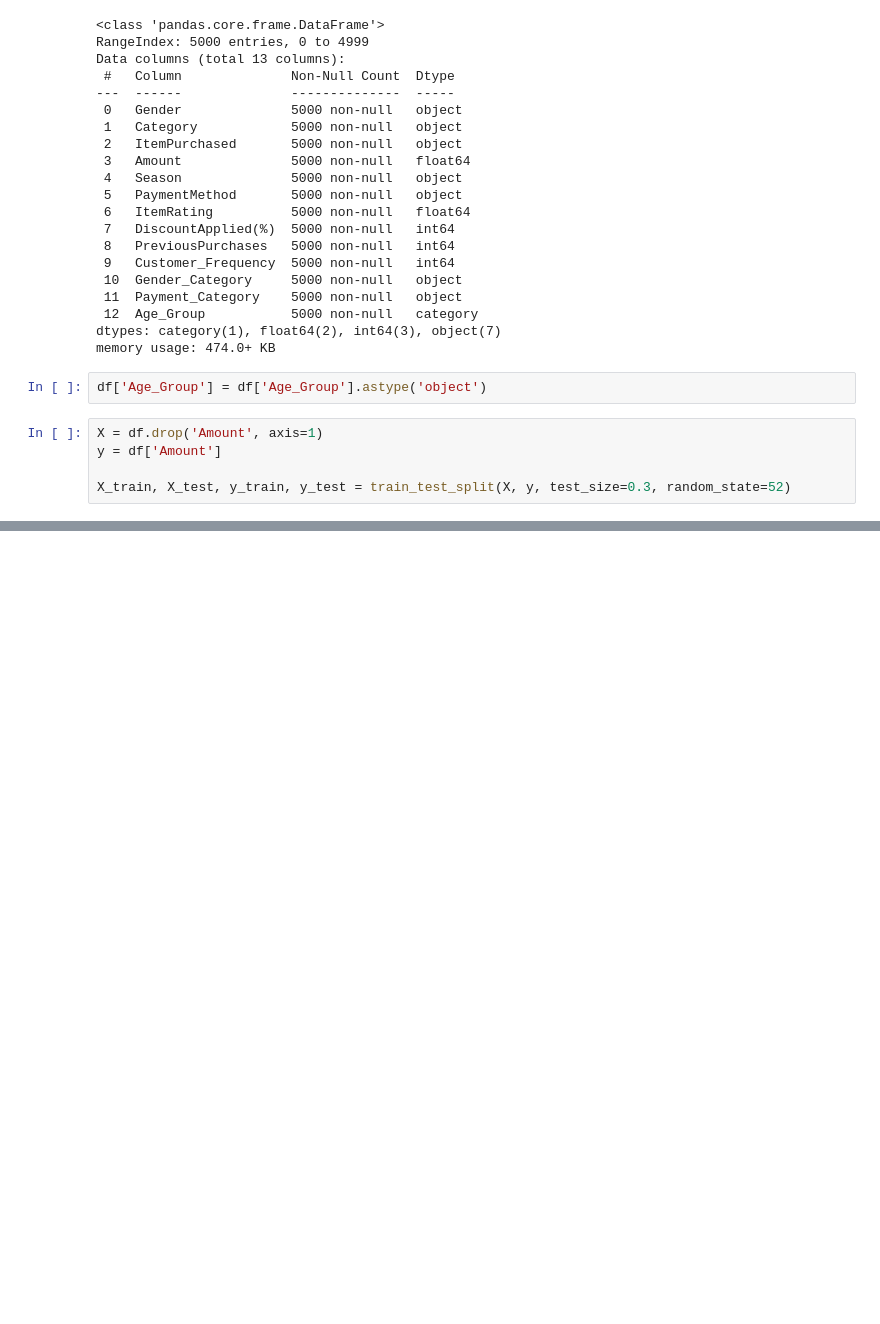
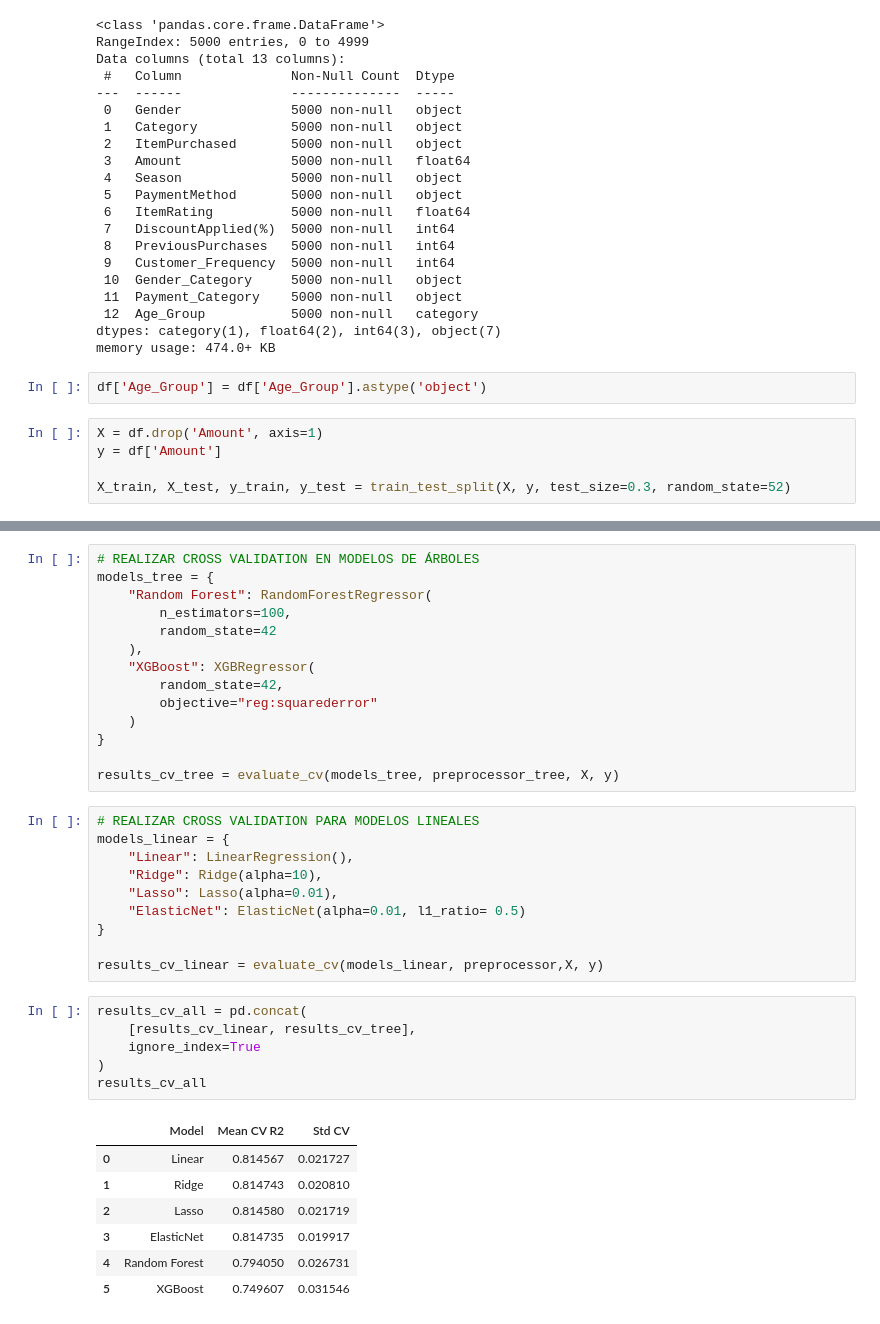
Before and after one commit to carmele9/Retail_Store_Sales_Prediction, a Jupyter notebook: notebooks/amount_prediction.ipynb, the cells around one changed output, grey strips where cells are left out. Saved outputs shown, nothing was run; the diff lists cells and outputs as text; blank space fills up the shorter version.

```diff
--- a/notebooks/amount_prediction.ipynb
+++ b/notebooks/amount_prediction.ipynb
@@ -229,0 +456,38 @@ cv_results
+# %%
+# REALIZAR CROSS VALIDATION EN MODELOS DE ÁRBOLES
+models_tree = {
+    "Random Forest": RandomForestRegressor(
+        n_estimators=100,
+        random_state=42
+    ),
+    "XGBoost": XGBRegressor(
+        random_state=42,
+        objective="reg:squarederror"
+    )
+}
+
+results_cv_tree = evaluate_cv(models_tree, preprocessor_tree, X, y)
+# %%
+# REALIZAR CROSS VALIDATION PARA MODELOS LINEALES
+models_linear = {
+    "Linear": LinearRegression(),
+    "Ridge": Ridge(alpha=10),
+    "Lasso": Lasso(alpha=0.01),
+    "ElasticNet": ElasticNet(alpha=0.01, l1_ratio= 0.5)
+}
+
+results_cv_linear = evaluate_cv(models_linear, preprocessor,X, y)
+# %%
+results_cv_all = pd.concat(
+    [results_cv_linear, results_cv_tree],
+    ignore_index=True
+)
+results_cv_all
+# %% [output]
+|  | Model | Mean CV R2 | Std CV |
+| 0 | Linear | 0.814567 | 0.021727 |
+| 1 | Ridge | 0.814743 | 0.020810 |
+| 2 | Lasso | 0.814580 | 0.021719 |
+| 3 | ElasticNet | 0.814735 | 0.019917 |
+| 4 | Random Forest | 0.794050 | 0.026731 |
+| 5 | XGBoost | 0.749607 | 0.031546 |
```
Also changed, not shown: parts of 17 cells of this notebook.
